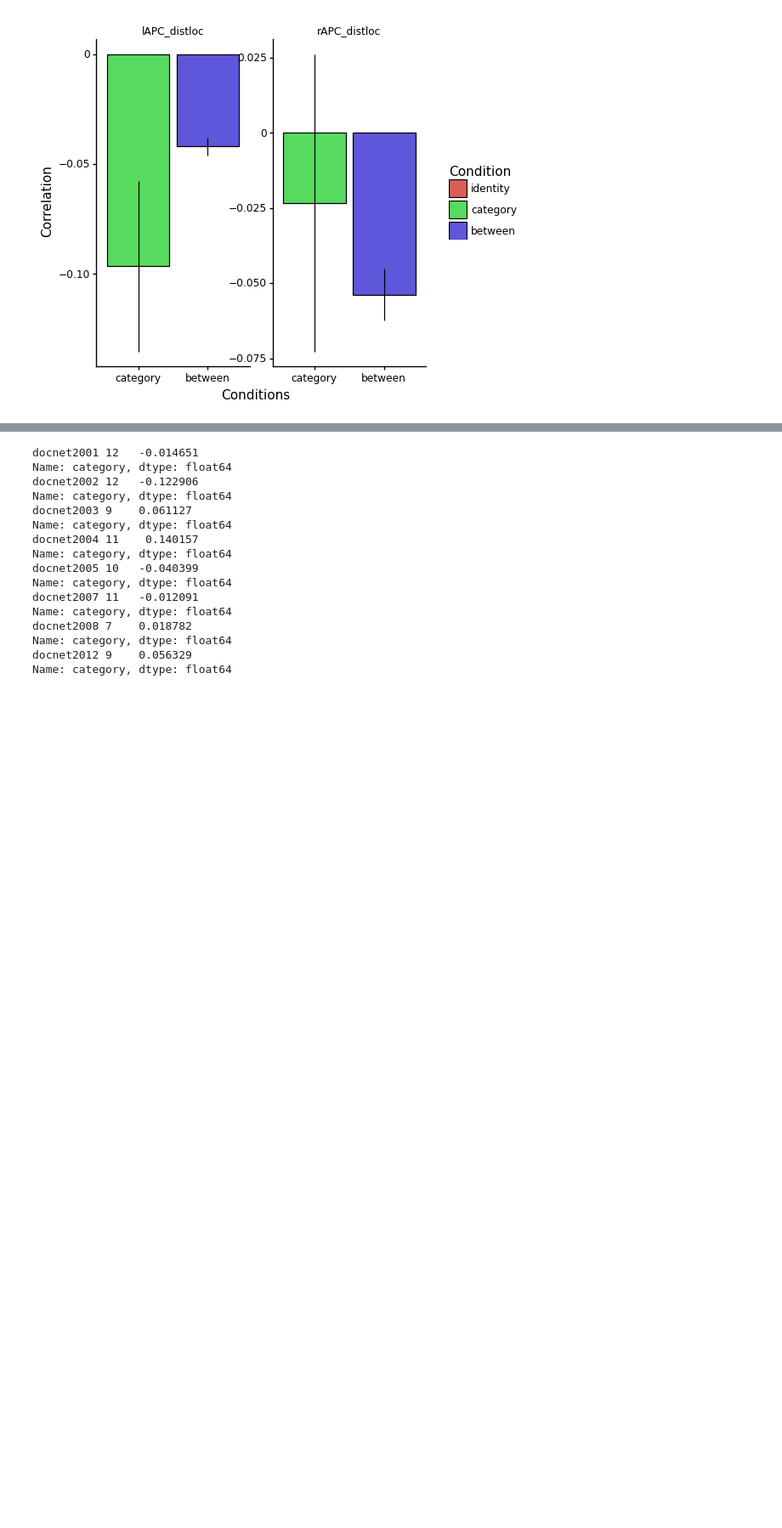
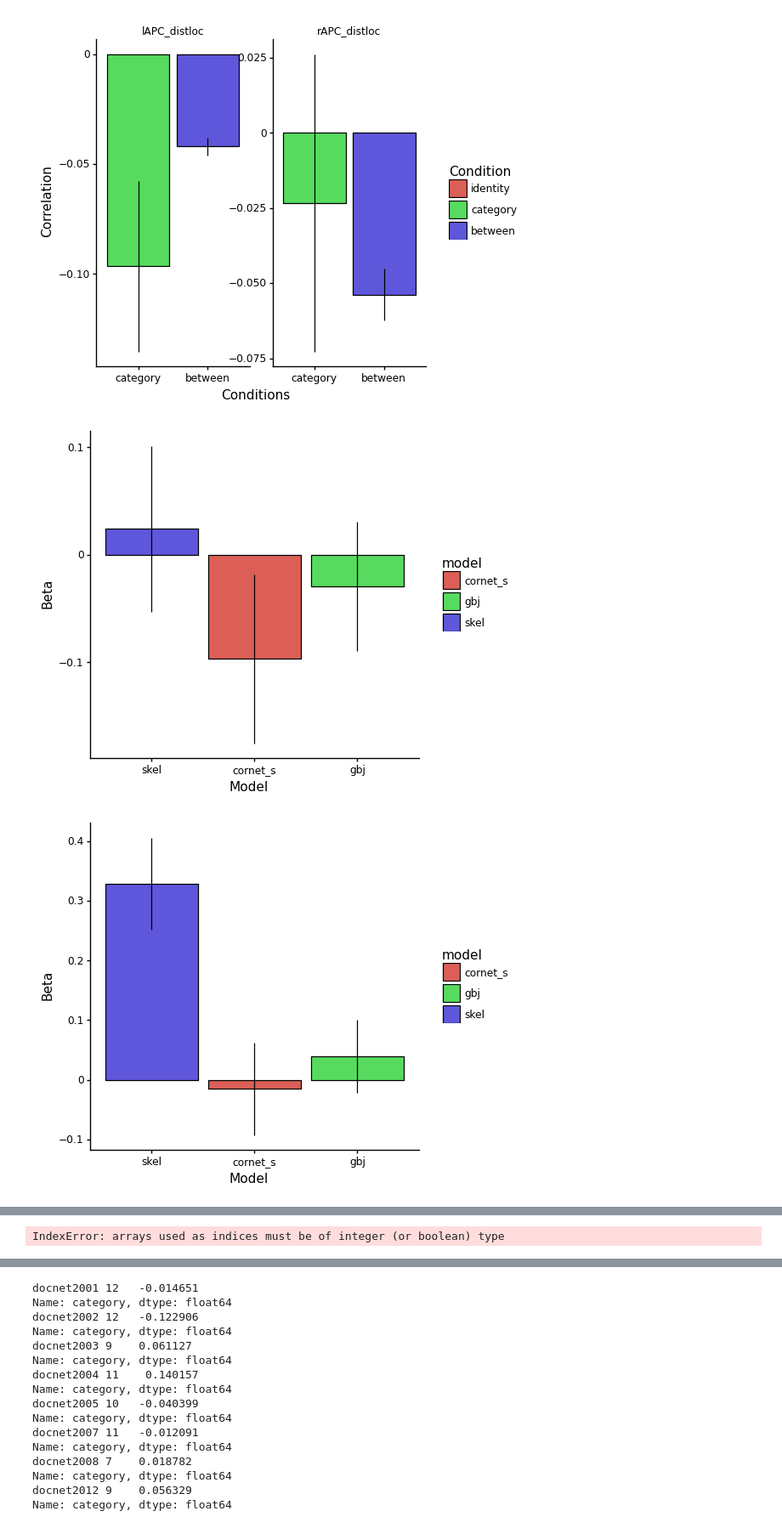
Before and after one commit to vayzenb/docnet, a Jupyter notebook: fmri/exp2_create_figures.ipynb, the cells around one changed output, grey strips where cells are left out. Shown at 85% size. Saved outputs shown, nothing was run; the diff lists cells and outputs as text; code cells hidden in the pictures; blank space fills up the shorter version.

```diff
--- a/fmri/exp2_create_figures.ipynb
+++ b/fmri/exp2_create_figures.ipynb
@@ -145,3 +161,20 @@ for rn, rr in enumerate(rois):
 # %%
-df_summary=pd.DataFrame(columns = ['subj'] +["l" + s + '_category' for s in rois] + ["r" + s + '_category' for s in rois] + \
-                          ["l" + s + '_between' for s in rois] + ["r" + s + '_between' for s in rois])
+"""
+RSA graphs for models
+"""
+df = pd.read_csv(f'/home/vayzenbe/GitHub_Repos/docnet/results/RSA_betas.csv')
+models = ['skel', 'cornet_s', 'gbj']
+for rr in rois:
+    for lr in ['l', 'r']:
+        curr_roi = df[df['roi'] == f'{lr}{rr}']
+        curr_roi = pd.melt(curr_roi,id_vars='roi', var_name = 'model', value_name = 'Beta')
+
+
+        curr_se = curr_roi.iloc[len(models):]
+        curr_roi = curr_roi.iloc[0:len(models)]
+        curr_roi['se'] = curr_se['Beta'].to_list()
+
+        plot_rsa(curr_roi, 'Beta', f'{lr}{rr}')
+# %% [output]
+[figure, added]
+[figure, added]
@@ -148 +187,2 @@ df_summary=pd.DataFrame(columns = ['subj'] +["l" + s + '_category' for s in rois
+IndexError: arrays used as indices must be of integer (or boolean) type
 # %%
```
Also changed, not shown: parts of 4 cells of this notebook, 10 other files.
